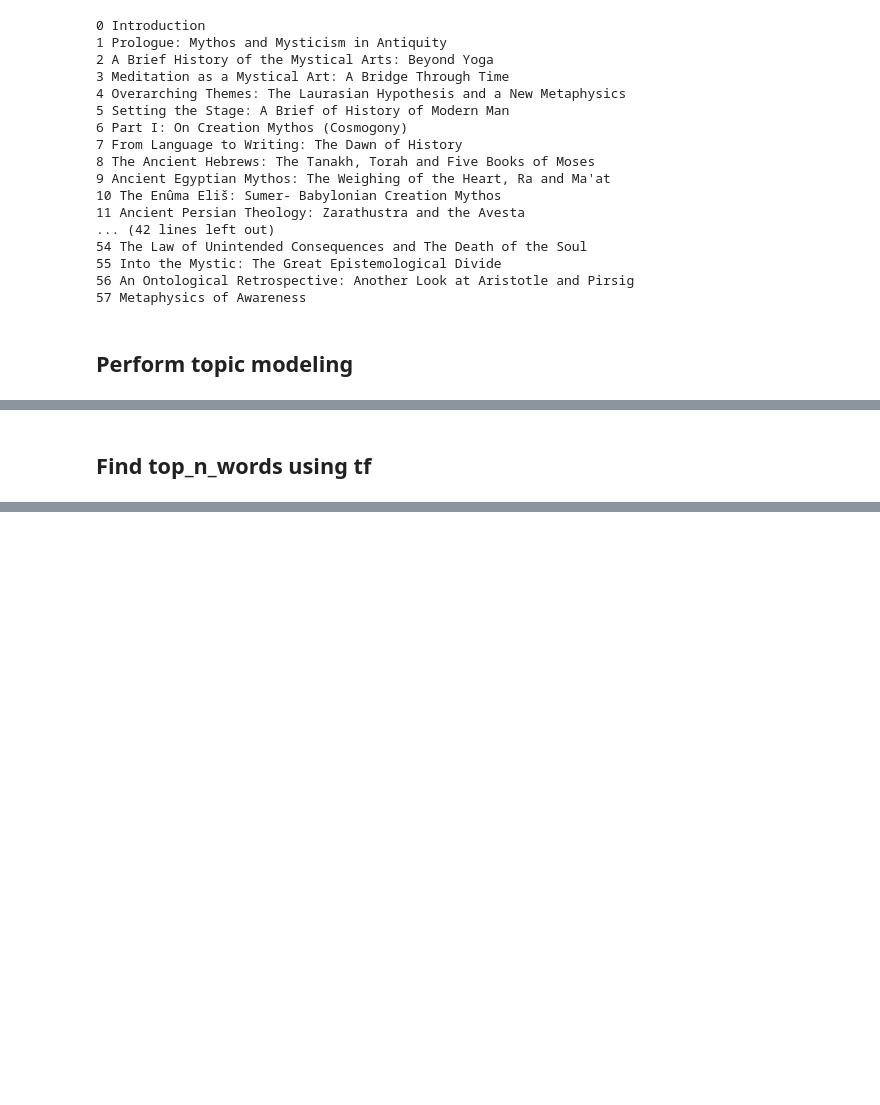
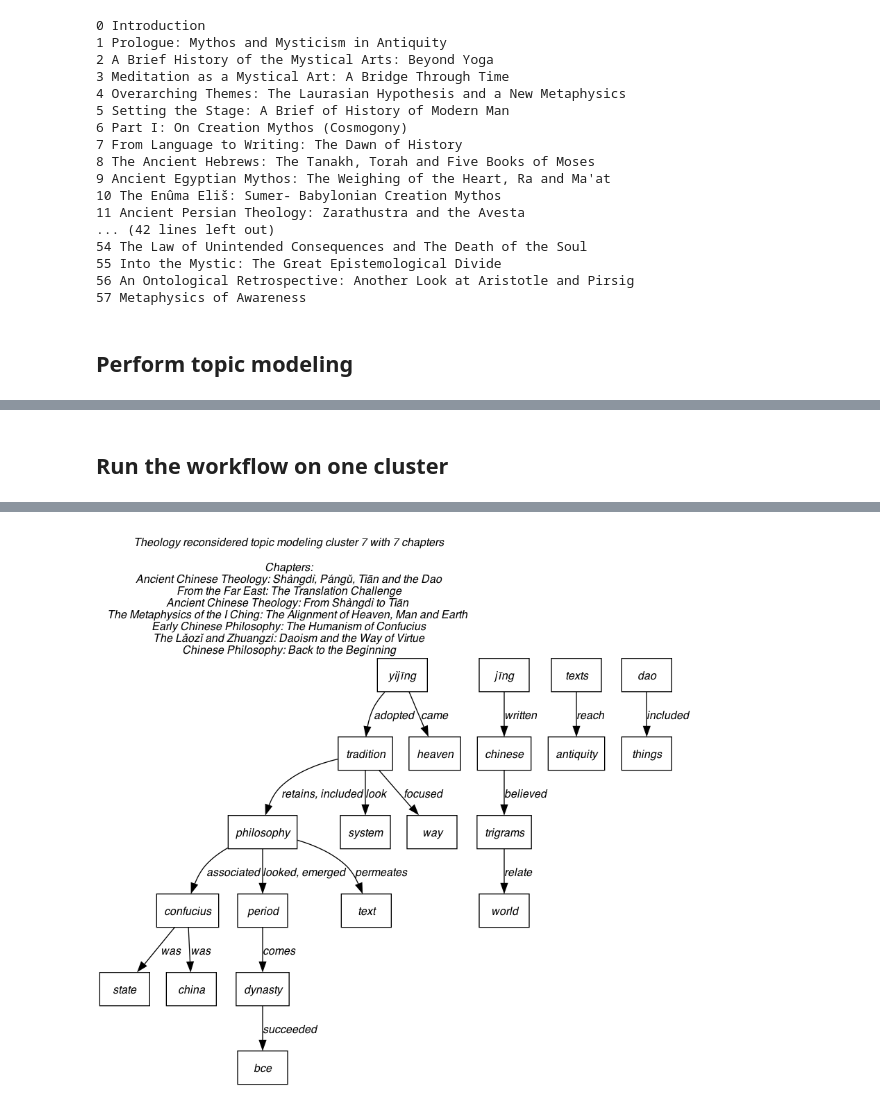
Before and after one commit to zhutchens/hierarchical_clustering, a Jupyter notebook: ontology_hierarchy/topic_modeling_intergration.ipynb, the cells around one changed output, grey strips where cells are left out. Cells and saved outputs as stored; diff of their text form; code cells hidden in the pictures; blank space fills up the shorter version.

```diff
--- a/ontology_hierarchy/topic_modeling_intergration.ipynb
+++ b/ontology_hierarchy/topic_modeling_intergration.ipynb
@@ -144,17 +144,19 @@ Cluster Chapters: [23, 24, 31, 35, 36, 52]
-# %% [markdown]
-## Find top_n_words using tf
+# %% [markdown]
+## Run the workflow on one cluster
 # %%
 # Specify the chapters used in the analysis.
-chosen_cluster = 1
+chosen_cluster = 7
+use_key_terms = True
 
 chosen_chapters = clusters[chosen_cluster]
 
+chapter_titles = [titles[i] for i in chosen_chapters]
 key_terms = key_terms_per_cluster[chosen_cluster]
 
 print("Chosen chapters ", chosen_chapters)
 
 # Specify the number of top words to use.
-n = 50
+n = max(50, len(chosen_chapters)*5)
 
 text_per_chapter = []
 for chapter_idx in chosen_chapters:
@@ -171,11 +173,57 @@ tf_idf_pre_filtering = get_word_types_with_tf_idf(
     include_numbers=False,
 )
 
-top_n_words = tf_idf_pre_filtering.head(n)["word"].values
+if use_key_terms:
+    top_n_words = filter_topic_modeling_key_terms(
+        key_terms=key_terms_per_cluster[chosen_cluster],
+        tf_idf_word_types=tf_idf_pre_filtering,
+        verbose=True,
+    )
+
+else:
+    top_n_words = tf_idf_pre_filtering.head(n)["word"].values
 
 # See difference between top words and key terms.
-print("Top words: ", top_n_words)
-print("Key terms: ", key_terms)
-print("Overlap: ", set(top_n_words).intersection(set(key_terms)))
-print("Symmetric difference: ", set(top_n_words).symmetric_difference(set(key_terms)))
+# print("Top words: ", top_n_words)
+# print("Key terms: ", key_terms)
+# print("Overlap: ", set(top_n_words).intersection(set(key_terms)))
+# print("Symmetric difference: ", set(top_n_words).symmetric_difference(set(key_terms)))
+
+
+# Create a list of all verses of the chosen books.
+all_verses = []
+for chapter_idx in chosen_chapters:
+    all_verses.extend(sentences_per_chapter[chapter_idx])
+
+# Extract the directed relations.
+directed_relations, relations_to_verbs = get_directed_relations(
+top_n_words=top_n_words,
+all_verses=all_verses,
+verbose=True,
+)
+
+# Order the directed relations.
+ordered_directed_relations = order_directed_relations(
+    directed_relations=directed_relations,
+    tf_idf_pre_filtering=tf_idf_pre_filtering,
+    order_by="tf_idf",
+    include_ordering_wrt_occurences=True,
+    verbose=False,
+)
+
+# Construct the ontology hierarchy.
+ontology_hierarchy, words_with_parents = construct_ontology_hierarchy(
+    ordered_directed_relations=ordered_directed_relations,
+)
+
+# print_hierarchy_tree_from_ontology(
+#     ontological_hierarchy=ontology_hierarchy,
+#     words_with_parents=words_with_parents,
+# )
+draw_hierarchy_tree_from_ontology(
+    ontological_hierarchy=ontology_hierarchy,
+    relations_to_verbs=relations_to_verbs,
+    title="Theology reconsidered topic modeling cluster " + str(chosen_cluster) + " with " + str(len(chosen_chapters)) + " chapters",
+    topic_modelling_chapters=chapter_titles,
+)
 # %% [output]
@@ -193,0 +247 @@ Symmetric difference:  {'relativity theory', 'knowledge', 'experiment', 'well',
+[figure, added]
```
Also changed, not shown: parts of 15 cells of this notebook, 2 other files.
